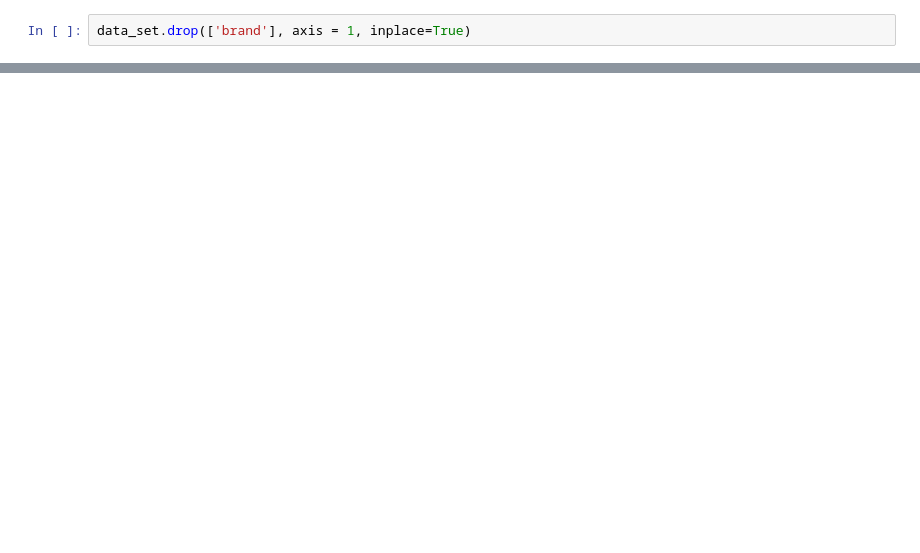
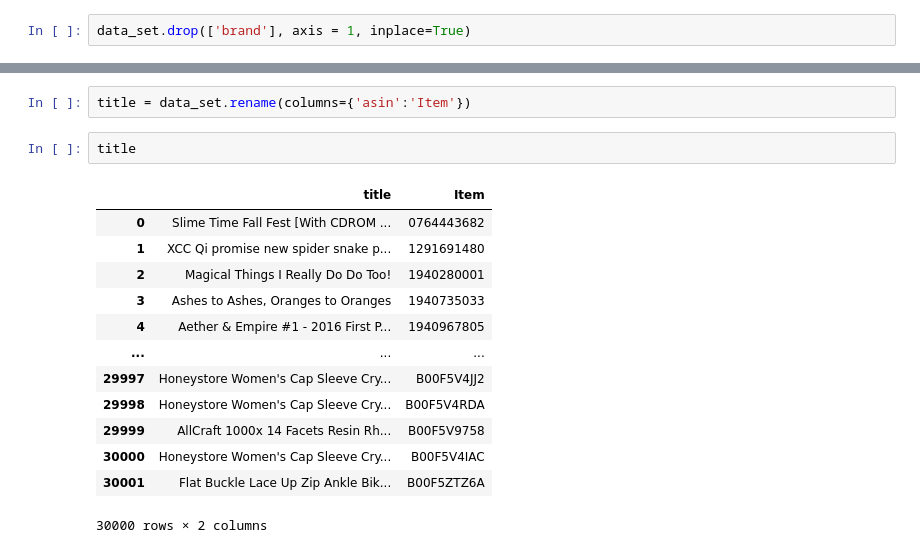
Before and after one commit to JSchluper/ML_Project, a Jupyter notebook: fashion_meta.ipynb, the cells around one changed output, grey strips where cells are left out. Saved outputs shown, nothing was run; the diff lists cells and outputs as text; blank space fills up the shorter version.

```diff
--- a/fashion_meta.ipynb
+++ b/fashion_meta.ipynb
@@ -89,0 +90,18 @@ data_set
+# %%
+title = data_set.rename(columns={'asin':'Item'})
+# %%
+title
+# %% [output]
+|  | title | Item |
+| 0 | Slime Time Fall Fest [With CDROM ... | 0764443682 |
+| 1 | XCC Qi promise new spider snake p... | 1291691480 |
+| 2 | Magical Things I Really Do Do Too! | 1940280001 |
+| 3 | Ashes to Ashes, Oranges to Oranges | 1940735033 |
+| 4 | Aether & Empire #1 - 2016 First P... | 1940967805 |
+| ... | ... | ... |
+| 29997 | Honeystore Women's Cap Sleeve Cry... | B00F5V4JJ2 |
+| 29998 | Honeystore Women's Cap Sleeve Cry... | B00F5V4RDA |
+| 29999 | AllCraft 1000x 14 Facets Resin Rh... | B00F5V9758 |
+| 30000 | Honeystore Women's Cap Sleeve Cry... | B00F5V4IAC |
+| 30001 | Flat Buckle Lace Up Zip Ankle Bik... | B00F5ZTZ6A |
+30000 rows × 2 columns
```
Also changed, not shown: parts of 4 cells of this notebook, 4 other files.
